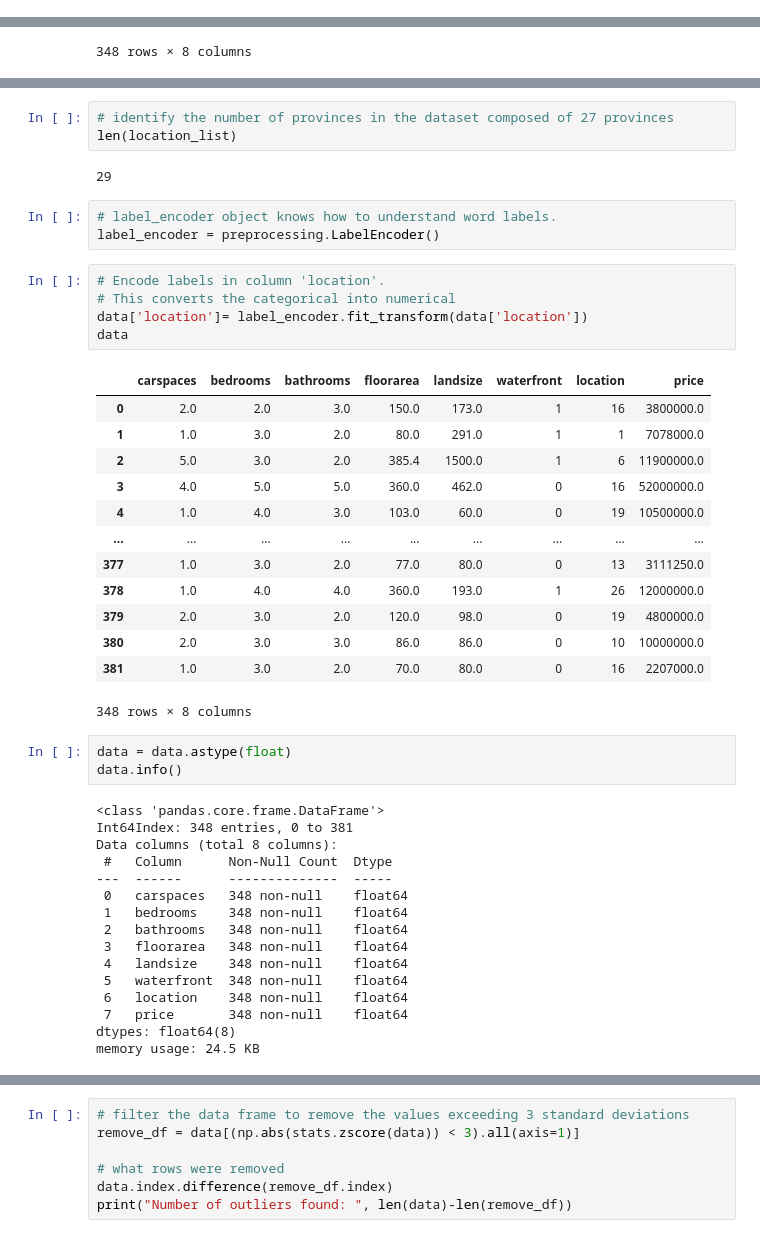
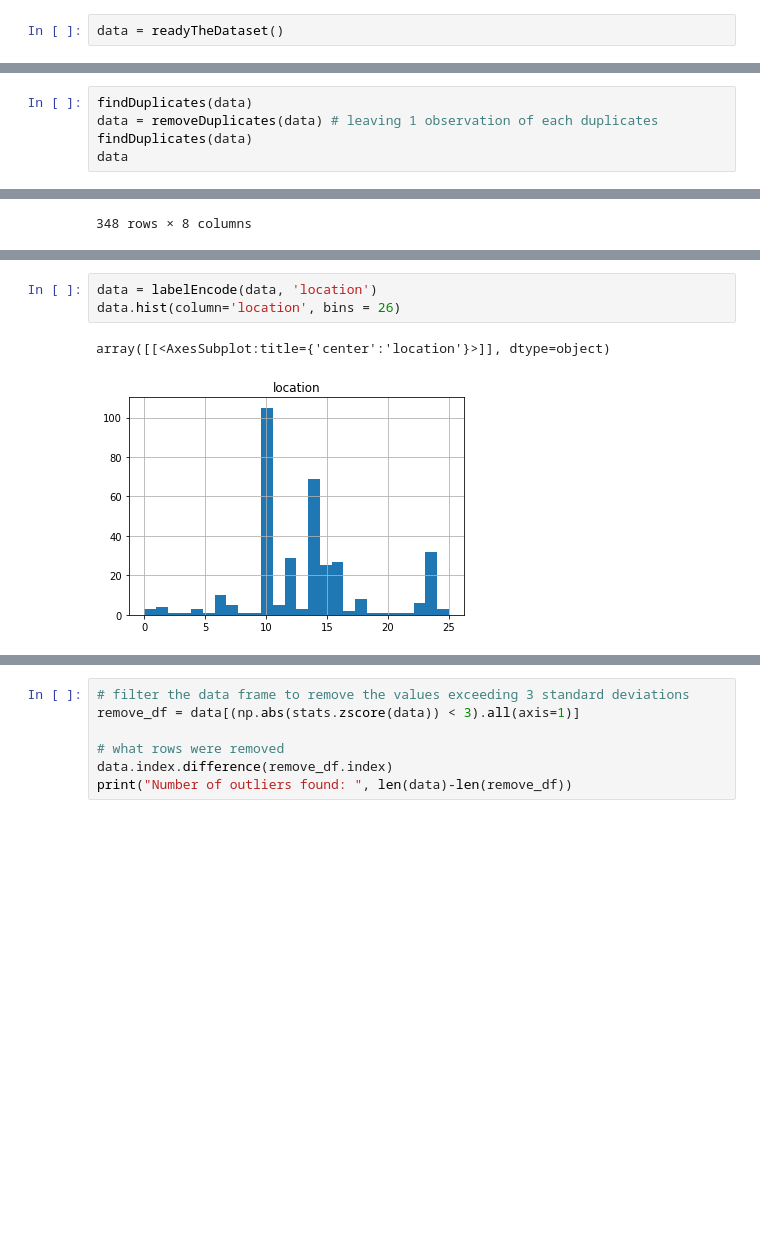
Before and after one commit to gwynncausing/RealEstateMultipleRegression, a Jupyter notebook: Real Estate Multiple Regression.ipynb, the cells around one changed output, grey strips where cells are left out. Cells and saved outputs as stored; diff of their text form; blank space fills up the shorter version.

Commit message:
Add graphs

```diff
--- a/Real Estate Multiple Regression.ipynb
+++ b/Real Estate Multiple Regression.ipynb
@@ -87,0 +80,2 @@ data
+# %%
+data = readyTheDataset()
@@ -87,0 +96,5 @@ data
+# %%
+findDuplicates(data)
+data = removeDuplicates(data) # leaving 1 observation of each duplicates
+findDuplicates(data)
+data
@@ -221,46 +231,6 @@ array(['Alcoy', 'Argao', 'Badian', 'Bantayan Island', 'Bogo', 'Borbon',
-# %%
-# identify the number of provinces in the dataset composed of 27 provinces
-len(location_list)
-# %% [output]
-29
-# %%
-# label_encoder object knows how to understand word labels.
-label_encoder = preprocessing.LabelEncoder()
-# %%
-# Encode labels in column 'location'.
-# This converts the categorical into numerical
-data['location']= label_encoder.fit_transform(data['location'])
-data
-# %% [output]
-|  | carspaces | bedrooms | bathrooms | floorarea | landsize | waterfront | location | price |
-| 0 | 2.0 | 2.0 | 3.0 | 150.0 | 173.0 | 1 | 16 | 3800000.0 |
-| 1 | 1.0 | 3.0 | 2.0 | 80.0 | 291.0 | 1 | 1 | 7078000.0 |
-| 2 | 5.0 | 3.0 | 2.0 | 385.4 | 1500.0 | 1 | 6 | 11900000.0 |
-| 3 | 4.0 | 5.0 | 5.0 | 360.0 | 462.0 | 0 | 16 | 52000000.0 |
-| 4 | 1.0 | 4.0 | 3.0 | 103.0 | 60.0 | 0 | 19 | 10500000.0 |
-| ... | ... | ... | ... | ... | ... | ... | ... | ... |
-| 377 | 1.0 | 3.0 | 2.0 | 77.0 | 80.0 | 0 | 13 | 3111250.0 |
-| 378 | 1.0 | 4.0 | 4.0 | 360.0 | 193.0 | 1 | 26 | 12000000.0 |
-| 379 | 2.0 | 3.0 | 2.0 | 120.0 | 98.0 | 0 | 19 | 4800000.0 |
-| 380 | 2.0 | 3.0 | 3.0 | 86.0 | 86.0 | 0 | 10 | 10000000.0 |
-| 381 | 1.0 | 3.0 | 2.0 | 70.0 | 80.0 | 0 | 16 | 2207000.0 |
-348 rows × 8 columns
-# %%
-data = data.astype(float)
-data.info()
-# %% [output]
-<class 'pandas.core.frame.DataFrame'>
-Int64Index: 348 entries, 0 to 381
-Data columns (total 8 columns):
- #   Column      Non-Null Count  Dtype
----  ------      --------------  -----
- 0   carspaces   348 non-null    float64
- 1   bedrooms    348 non-null    float64
- 2   bathrooms   348 non-null    float64
- 3   floorarea   348 non-null    float64
- 4   landsize    348 non-null    float64
- 5   waterfront  348 non-null    float64
- 6   location    348 non-null    float64
- 7   price       348 non-null    float64
-dtypes: float64(8)
-memory usage: 24.5 KB
+# %%
+data = labelEncode(data, 'location')
+data.hist(column='location', bins = 26)
+# %% [output]
+array([[<AxesSubplot:title={'center':'location'}>]], dtype=object)
+[figure, added]
```
Also changed, not shown: parts of 37 cells of this notebook, 3 other files.
